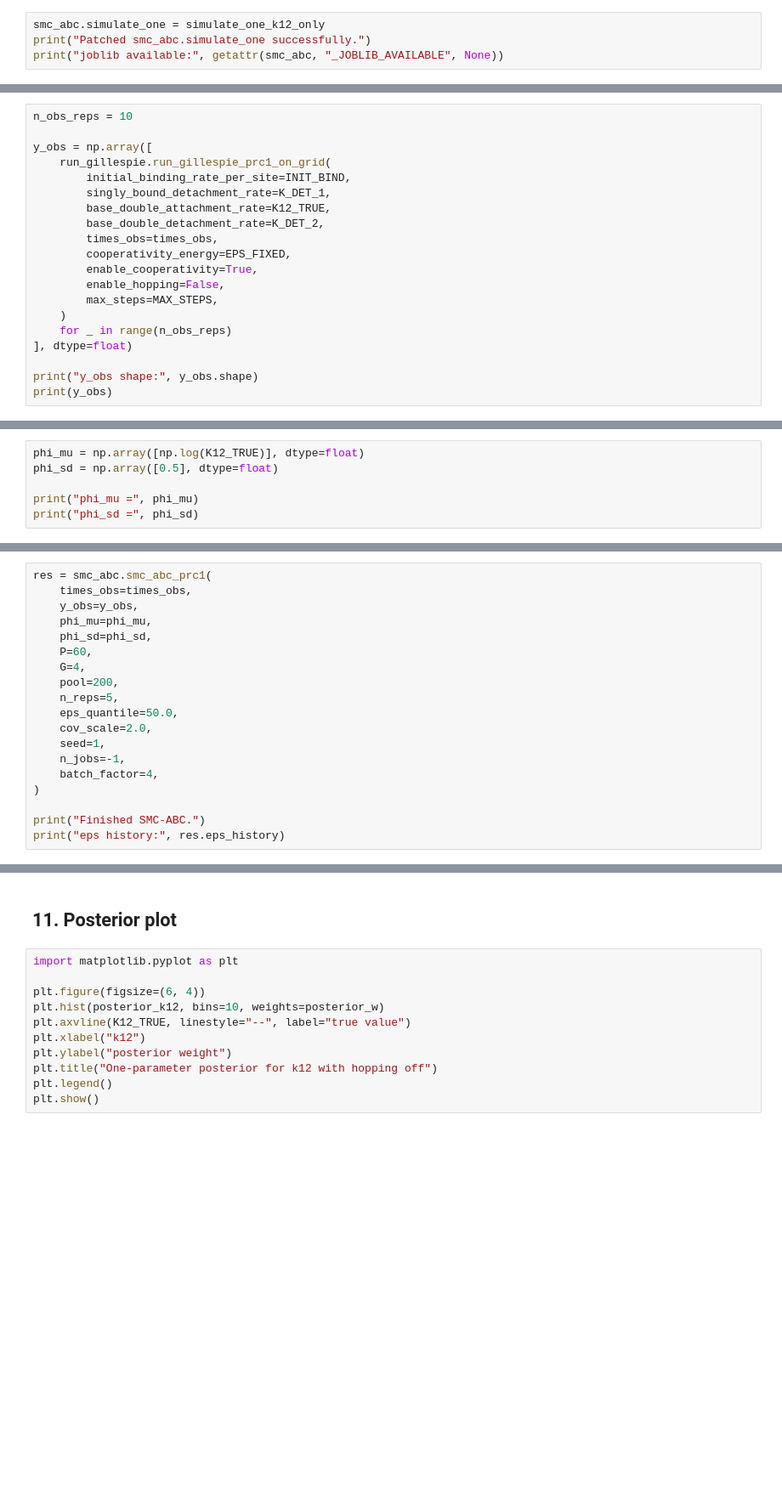
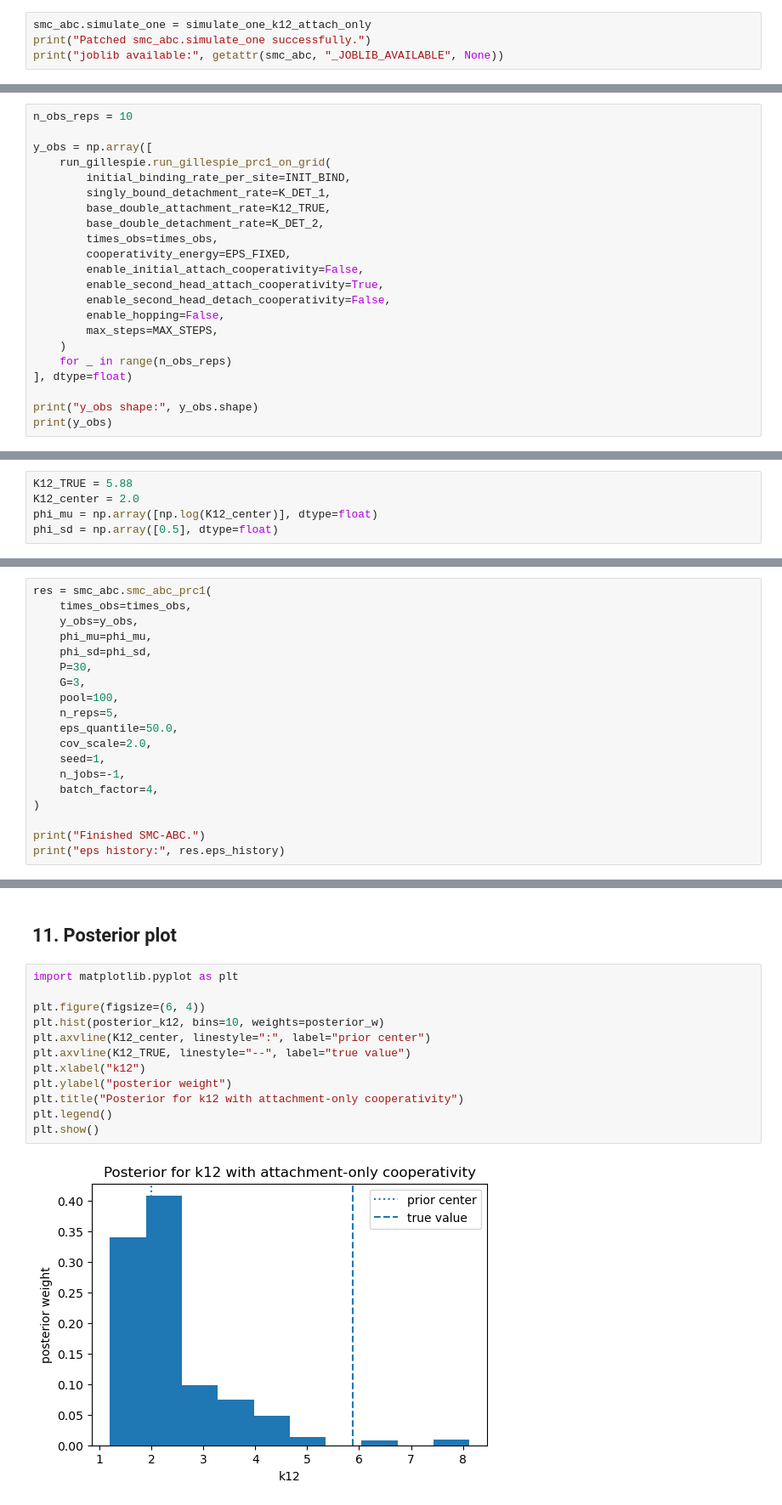
Before and after one commit to AdrianHou2/prc-recruitment-bayesian-analysis, a Jupyter notebook: python_version/test2_k12.ipynb, the cells around one changed output, grey strips where cells are left out. Shown at 85% size. Cells and saved outputs as stored; diff of their text form; blank space fills up the shorter version.

```diff
--- a/python_version/test2_k12.ipynb
+++ b/python_version/test2_k12.ipynb
@@ -128,7 +153,7 @@ Time for one simulation: 2.441622 seconds
 # %% [markdown]
 ## 5. Patch the SMC-ABC module to use the one-parameter simulator
 # %%
-smc_abc.simulate_one = simulate_one_k12_only
+smc_abc.simulate_one = simulate_one_k12_attach_only
 print("Patched smc_abc.simulate_one successfully.")
 print("joblib available:", getattr(smc_abc, "_JOBLIB_AVAILABLE", None))
 # %% [output]
@@ -147,7 +172,9 @@ y_obs = np.array([
         base_double_detachment_rate=K_DET_2,
         times_obs=times_obs,
         cooperativity_energy=EPS_FIXED,
-        enable_cooperativity=True,
+        enable_initial_attach_cooperativity=False,
+        enable_second_head_attach_cooperativity=True,
+        enable_second_head_detach_cooperativity=False,
         enable_hopping=False,
         max_steps=MAX_STEPS,
     )
@@ -171,8 +204,7 @@ y_obs shape: (10, 18)
 # %% [markdown]
 ## 7. Set a one-parameter prior in log-space
 # %%
-phi_mu = np.array([np.log(K12_TRUE)], dtype=float)
+K12_TRUE = 5.88
+K12_center = 2.0
+phi_mu = np.array([np.log(K12_center)], dtype=float)
 phi_sd = np.array([0.5], dtype=float)
-
-print("phi_mu =", phi_mu)
-print("phi_sd =", phi_sd)
@@ -190,9 +219,9 @@ res = smc_abc.smc_abc_prc1(
     y_obs=y_obs,
     phi_mu=phi_mu,
     phi_sd=phi_sd,
-    P=60,
-    G=4,
-    pool=200,
+    P=30,
+    G=3,
+    pool=100,
     n_reps=5,
     eps_quantile=50.0,
     cov_scale=2.0,
@@ -232,14 +281,17 @@ print("Posterior median:", post_median)
 # %%
 import matplotlib.pyplot as plt
 
 plt.figure(figsize=(6, 4))
 plt.hist(posterior_k12, bins=10, weights=posterior_w)
+plt.axvline(K12_center, linestyle=":", label="prior center")
 plt.axvline(K12_TRUE, linestyle="--", label="true value")
 plt.xlabel("k12")
 plt.ylabel("posterior weight")
-plt.title("One-parameter posterior for k12 with hopping off")
+plt.title("Posterior for k12 with attachment-only cooperativity")
 plt.legend()
 plt.show()
+# %% [output]
+[figure, added]
 # %%
 import numpy as np
 import matplotlib.pyplot as plt
```
Also changed, not shown: parts of 10 cells of this notebook, 2 other files.
